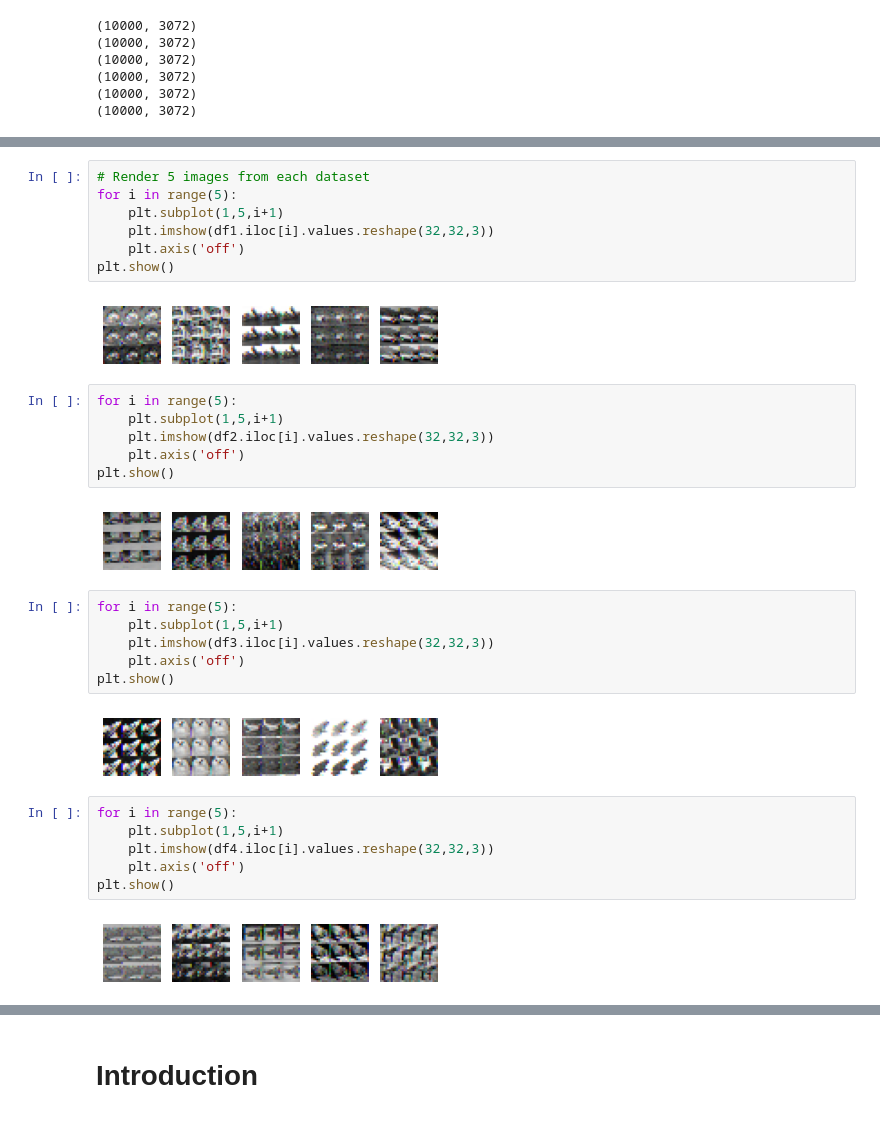
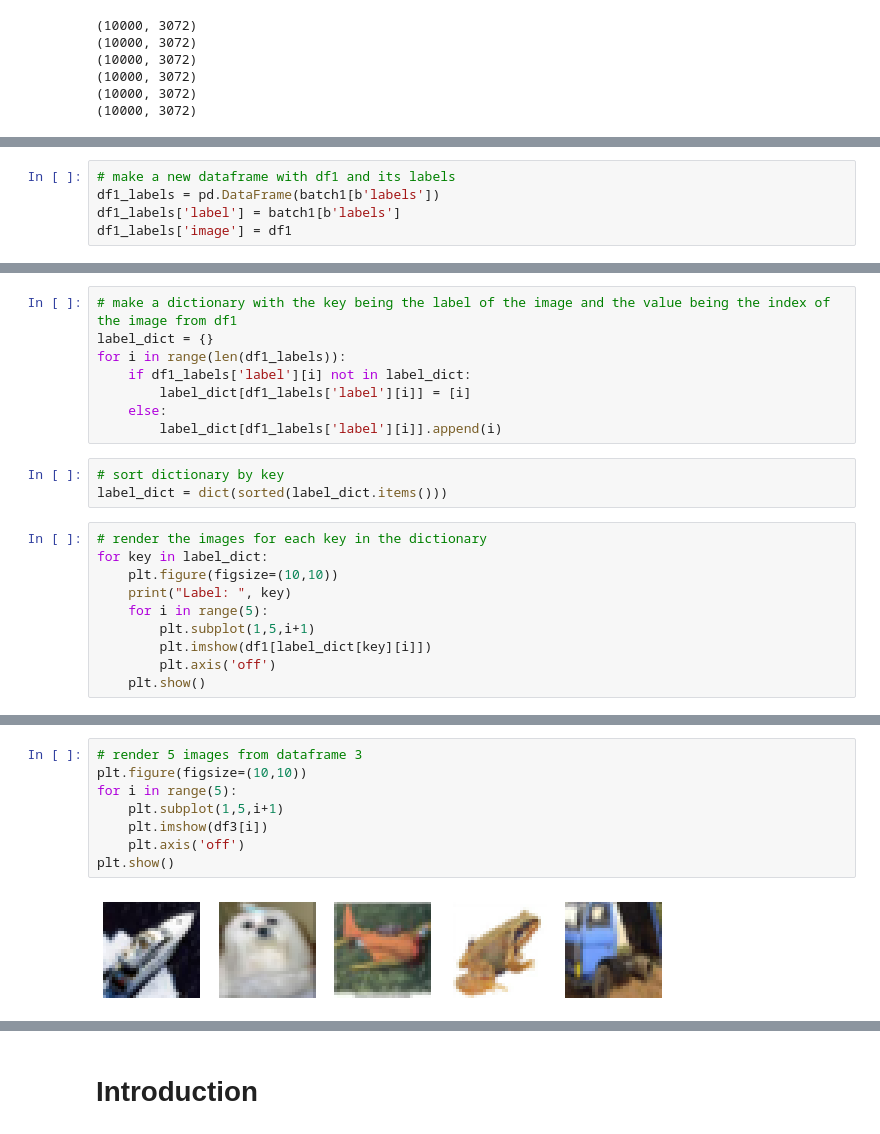
Before and after one commit to SilverCrocus/Phase-3-Data-Science, a Jupyter notebook: report.ipynb, the cells around one changed output, grey strips where cells are left out. Cells and saved outputs as stored; diff of their text form.

Commit message:
fixing image labels

```diff
--- a/report.ipynb
+++ b/report.ipynb
@@ -56,0 +62,5 @@ df1.head()
+# %%
+# make a new dataframe with df1 and its labels
+df1_labels = pd.DataFrame(batch1[b'labels'])
+df1_labels['label'] = batch1[b'labels']
+df1_labels['image'] = df1
@@ -56,0 +75,21 @@ df1.head()
+# %%
+# make a dictionary with the key being the label of the image and the value being the index of the image from df1
+label_dict = {}
+for i in range(len(df1_labels)):
+    if df1_labels['label'][i] not in label_dict:
+        label_dict[df1_labels['label'][i]] = [i]
+    else:
+        label_dict[df1_labels['label'][i]].append(i)
+# %%
+# sort dictionary by key
+label_dict = dict(sorted(label_dict.items()))
+# %%
+# render the images for each key in the dictionary
+for key in label_dict:
+    plt.figure(figsize=(10,10))
+    print("Label: ", key)
+    for i in range(5):
+        plt.subplot(1,5,i+1)
+        plt.imshow(df1[label_dict[key][i]])
+        plt.axis('off')
+    plt.show()
@@ -57,33 +139,10 @@ df1.head()
 # %%
-# Render 5 images from each dataset
+# render 5 images from dataframe 3
+plt.figure(figsize=(10,10))
 for i in range(5):
     plt.subplot(1,5,i+1)
-    plt.imshow(df1.iloc[i].values.reshape(32,32,3))
+    plt.imshow(df3[i])
     plt.axis('off')
 plt.show()
 # %% [output]
-[figure, old version]
+[figure, new version]
-# %%
-for i in range(5):
-    plt.subplot(1,5,i+1)
-    plt.imshow(df2.iloc[i].values.reshape(32,32,3))
-    plt.axis('off')
-plt.show()
-# %% [output]
-[figure, removed]
-# %%
-for i in range(5):
-    plt.subplot(1,5,i+1)
-    plt.imshow(df3.iloc[i].values.reshape(32,32,3))
-    plt.axis('off')
-plt.show()
-# %% [output]
-[figure, removed]
-# %%
-for i in range(5):
-    plt.subplot(1,5,i+1)
-    plt.imshow(df4.iloc[i].values.reshape(32,32,3))
-    plt.axis('off')
-plt.show()
-# %% [output]
-[figure, removed]
```
Also changed, not shown: parts of 12 cells of this notebook.
